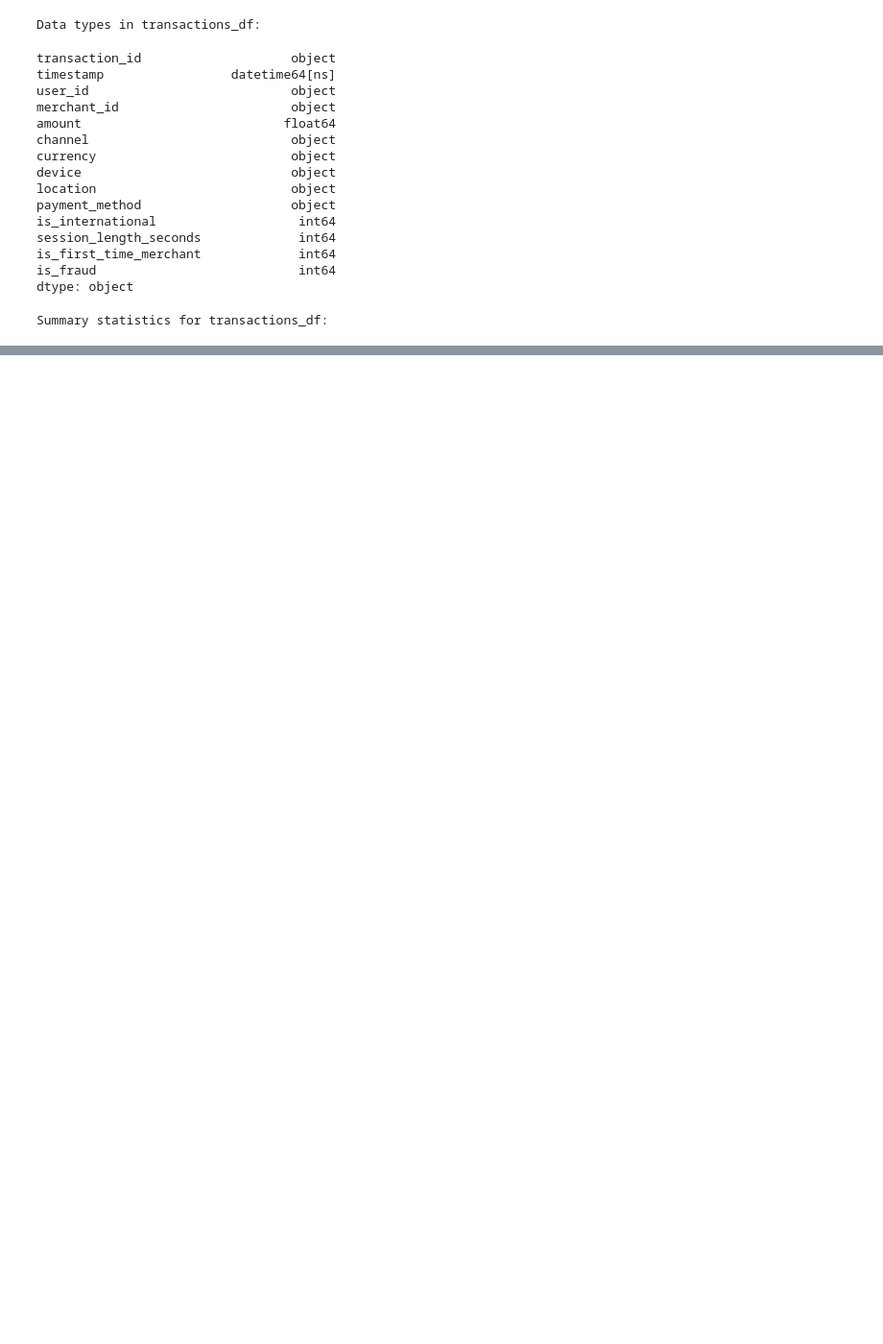
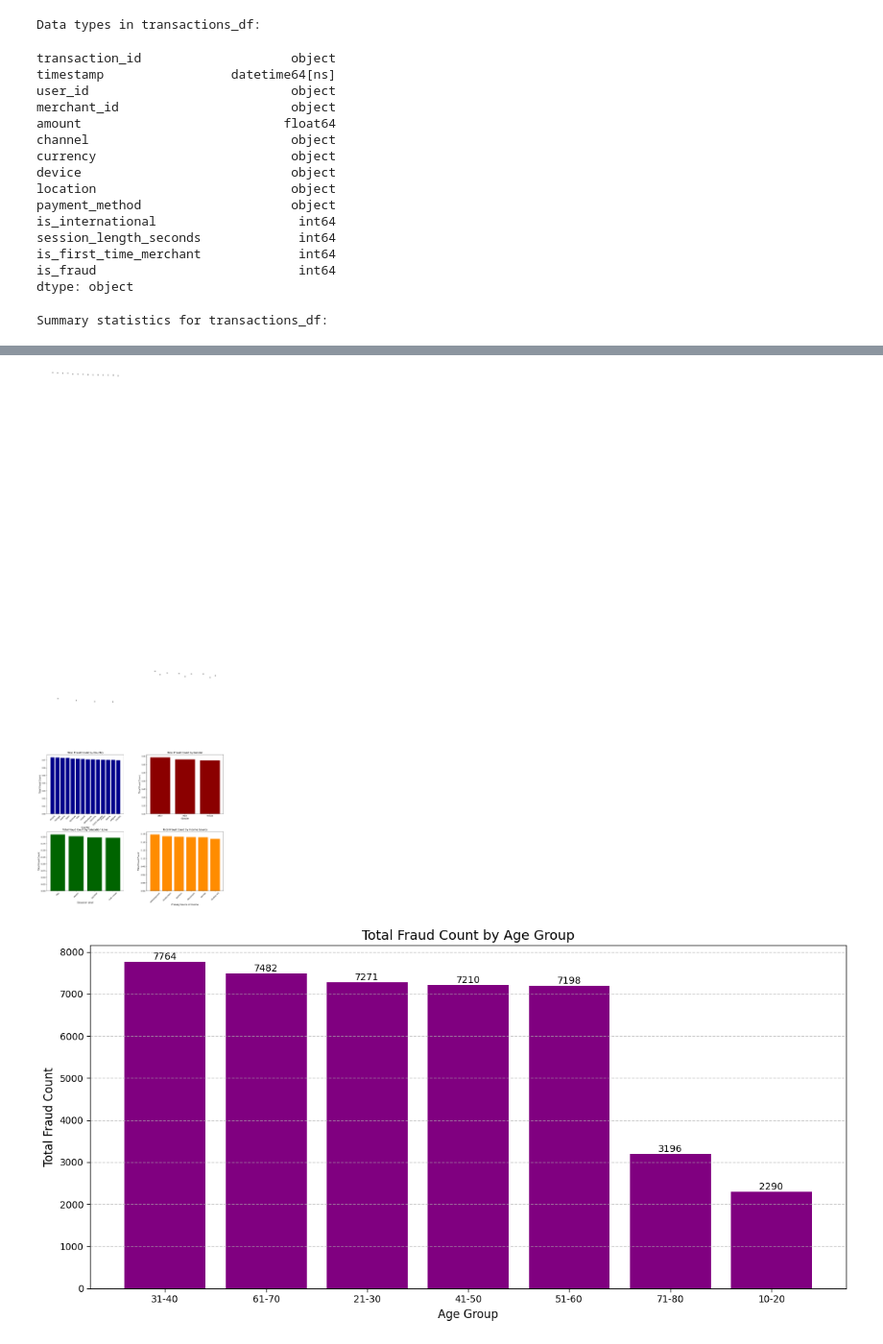
Before and after one commit to b-szczesniak/hackathon-entry, a Jupyter notebook: data_exploration.ipynb, the cells around one changed output, grey strips where cells are left out. Shown at 96% size. Drawn from its saved outputs; the diff is of its cells as text; code cells hidden in the pictures; blank space fills up the shorter version.

```diff
--- a/data_exploration.ipynb
+++ b/data_exploration.ipynb
@@ -215,0 +474,71 @@ Correlation matrix:
+# %%
+# Create visualizations for fraud counts by categorical variables in users_with_fraud
+
+fig, axes = plt.subplots(2, 2, figsize=(18, 14))
+plt.subplots_adjust(hspace=0.3, wspace=0.3)
+
+# 1. Fraud count by country
+country_fraud = users_with_fraud.groupby('country')['fraud_count'].sum().sort_values(ascending=False)
+axes[0, 0].bar(country_fraud.index, country_fraud.values, color='darkblue')
+axes[0, 0].set_title('Total Fraud Count by Country', fontsize=14)
+axes[0, 0].set_xlabel('Country', fontsize=12)
+axes[0, 0].set_ylabel('Total Fraud Count', fontsize=12)
+axes[0, 0].tick_params(axis='x', rotation=45)
+for i, v in enumerate(country_fraud.values):
+     axes[0, 0].text(i, v + 0.5, str(int(v)), ha='center')
+
+# 2. Fraud count by gender
+gender_fraud = users_with_fraud.groupby('sex')['fraud_count'].sum().sort_values(ascending=False)
+axes[0, 1].bar(gender_fraud.index, gender_fraud.values, color='darkred')
+axes[0, 1].set_title('Total Fraud Count by Gender', fontsize=14)
+axes[0, 1].set_xlabel('Gender', fontsize=12)
+axes[0, 1].set_ylabel('Total Fraud Count', fontsize=12)
+for i, v in enumerate(gender_fraud.values):
+     axes[0, 1].text(i, v + 0.5, str(int(v)), ha='center')
+
+# 3. Fraud count by education level
+# Drop NaN values for education
+education_fraud = users_with_fraud.dropna(subset=['education']).groupby('education')['fraud_count'].sum().sort_values(ascending=False)
+axes[1, 0].bar(education_fraud.index, education_fraud.values, color='darkgreen')
+axes[1, 0].set_title('Total Fraud Count by Education Level', fontsize=14)
+axes[1, 0].set_xlabel('Education Level', fontsize=12)
+axes[1, 0].set_ylabel('Total Fraud Count', fontsize=12)
+axes[1, 0].tick_params(axis='x', rotation=45)
+for i, v in enumerate(education_fraud.values):
+     axes[1, 0].text(i, v + 0.5, str(int(v)), ha='center')
+
+# 4. Fraud count by primary source of income
+income_fraud = users_with_fraud.groupby('primary_source_of_income')['fraud_count'].sum().sort_values(ascending=False)
+axes[1, 1].bar(income_fraud.index, income_fraud.values, color='darkorange')
+axes[1, 1].set_title('Total Fraud Count by Income Source', fontsize=14)
+axes[1, 1].set_xlabel('Primary Source of Income', fontsize=12)
+axes[1, 1].set_ylabel('Total Fraud Count', fontsize=12)
+axes[1, 1].tick_params(axis='x', rotation=45)
+for i, v in enumerate(income_fraud.values):
+     axes[1, 1].text(i, v + 0.5, str(int(v)), ha='center')
+
+plt.tight_layout()
+plt.show()
+
+# Additional visualization: Age distribution of fraudulent users
+plt.figure(figsize=(12, 6))
+age_bins = [10, 20, 30, 40, 50, 60, 70, 80]
+age_labels = ['10-20', '21-30', '31-40', '41-50', '51-60', '61-70', '71-80']
+users_with_fraud['age_group'] = pd.cut(users_with_fraud['age'], bins=age_bins, labels=age_labels)
+age_group_fraud = users_with_fraud.groupby('age_group')['fraud_count'].sum().sort_values(ascending=False)
+
+bars = plt.bar(age_group_fraud.index, age_group_fraud.values, color='purple')
+plt.title('Total Fraud Count by Age Group', fontsize=14)
+plt.xlabel('Age Group', fontsize=12)
+plt.ylabel('Total Fraud Count', fontsize=12)
+for bar in bars:
+     height = bar.get_height()
+     plt.text(bar.get_x() + bar.get_width()/2., height + 0.5,
+                f'{int(height)}', ha='center', va='bottom')
+
+plt.grid(axis='y', linestyle='--', alpha=0.7)
+plt.tight_layout()
+plt.show()
+# %% [output]
+[figure, added]
+[figure, added]
```
Also changed, not shown: parts of 12 cells of this notebook, 2 other files.
